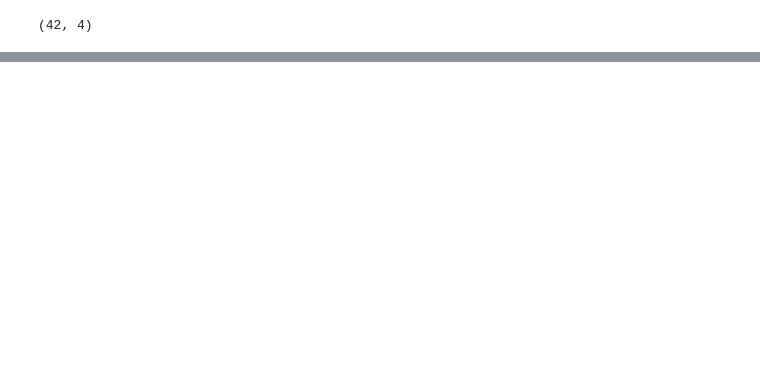
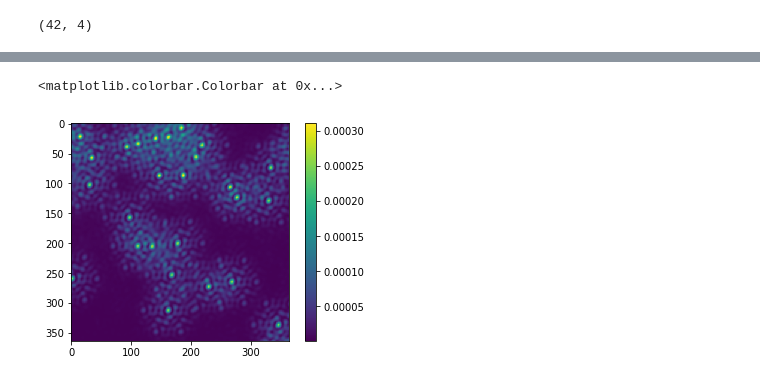
Before and after one commit to kevinlplam/jwst, a Jupyter notebook: Untitled.ipynb, the cells around one changed output, grey strips where cells are left out. Cells and saved outputs as stored; diff of their text form; code cells hidden in the pictures; blank space fills up the shorter version.

```diff
--- a/Untitled.ipynb
+++ b/Untitled.ipynb
@@ -99,0 +132,6 @@ array([ 1.76269324,  2.66549807,  1.75810806,  2.82375193, -2.8582918 ,
+# %%
+plt.imshow(final_image)
+plt.colorbar()
+# %% [output]
+<matplotlib.colorbar.Colorbar at 0x...>
+[figure, added]
```
Also changed, not shown: parts of 16 cells of this notebook, 1 other file.
